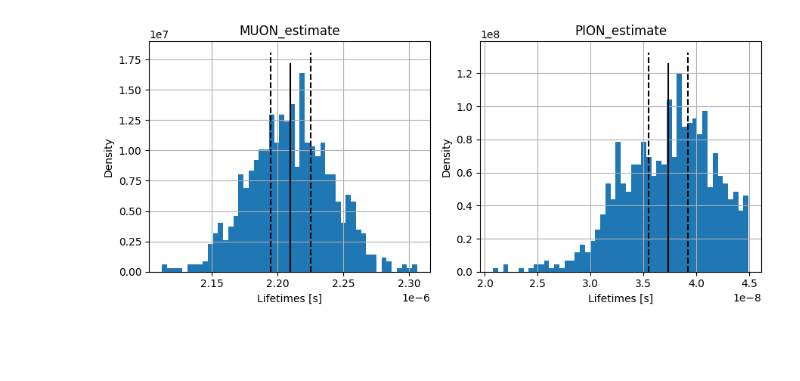
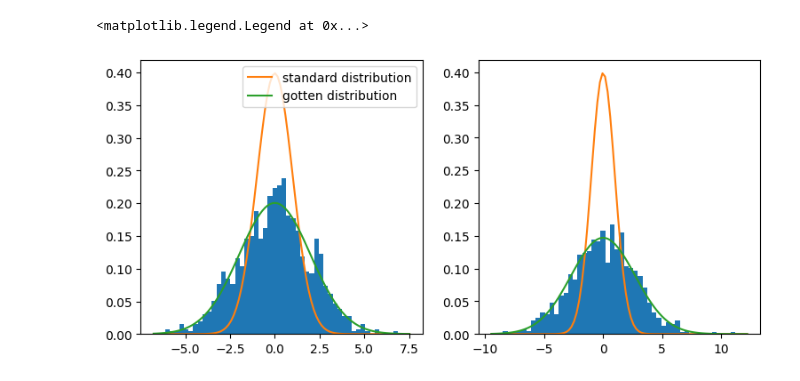
Before and after one commit to kingspoof/PHY241, a Jupyter notebook: Code/3_d_least_squares.ipynb, the cells around one changed output. Saved outputs shown, nothing was run; the diff lists cells and outputs as text; code cells hidden in the pictures; blank space fills up the shorter version.

```diff
--- a/Code/3_d_least_squares.ipynb
+++ b/Code/3_d_least_squares.ipynb
@@ -98,17 +85,22 @@ PION_uncer_bounded = np.sqrt(np.mean(np.power(simulation_results_bounded['PION_u
-# %%
-fig, ax = plt.subplots(ncols=2, nrows=1, figsize=(9,4))
-simulation_results_bounded.hist(column=['MUON_estimate'], ax=ax[0], bins=50, density=True)
-simulation_results_bounded.hist(column=['PION_estimate'], ax=ax[1], bins=50, density=True)
-for i in ax:
-    i.set_ylabel('Density')
-    i.set_xlabel('Lifetimes [s]')
-
-ax[0].vlines(MUON_mean_bounded, *ax[0].get_ylim(), color='k')
-ax[1].vlines(PION_mean_bounded, *ax[1].get_ylim(), color='k')
-
-ax[0].vlines([MUON_mean_bounded + MUON_uncer_bounded, MUON_mean_bounded - MUON_uncer_bounded], *ax[0].get_ylim(), color='k', linestyle='--')
-ax[1].vlines([PION_mean_bounded + PION_uncer_bounded, PION_mean_bounded - PION_uncer_bounded], *ax[1].get_ylim(), color='k', linestyle='--')
-
-plt.tight_layout()
-# %% [output]
-[figure, removed]
+# %%
+# MUON_pull = pull(MUON_mean, simulation_results['MUON_estimate'], MUON_std)
+# PION_pull = pull(PION_mean, simulation_results['PION_estimate'], PION_std)
+MUON_pull = pull(MUON_mean, simulation_results['MUON_estimate'], MUON_uncer)
+PION_pull = pull(PION_mean, simulation_results['PION_estimate'], PION_uncer)
+# %%
+fig, ax = plt.subplots(ncols=2, nrows=1, figsize=(9,4))
+ax[0].hist(MUON_pull, bins=50, density=True)
+ax[1].hist(PION_pull, bins=50, density=True)
+
+ts_muon = np.linspace(*ax[0].get_xlim(),100)
+ax[0].plot(ts_muon, norm.pdf(ts_muon), label='standard distribution')
+ax[0].plot(ts_muon, norm.pdf(ts_muon, np.mean(MUON_pull), np.std(MUON_pull)), label='gotten distribution')
+
+ts_pion = np.linspace(*ax[1].get_xlim(),100)
+ax[1].plot(ts_pion, norm.pdf(ts_pion))
+ax[1].plot(ts_pion, norm.pdf(ts_pion, np.mean(PION_pull), np.std(PION_pull)))
+
+ax[0].legend()
+# %% [output]
+<matplotlib.legend.Legend at 0x...>
+[figure, added]
```
Also changed, not shown: parts of 4 cells of this notebook, 1 other file.
